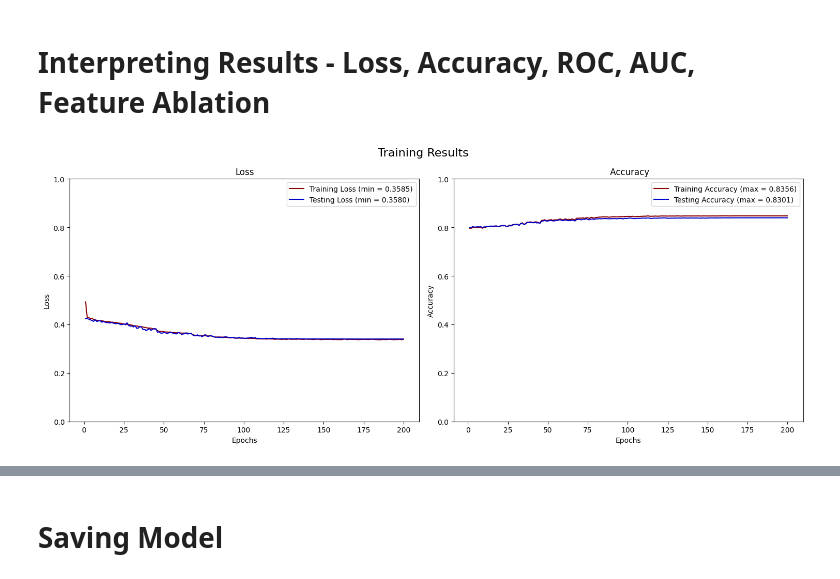
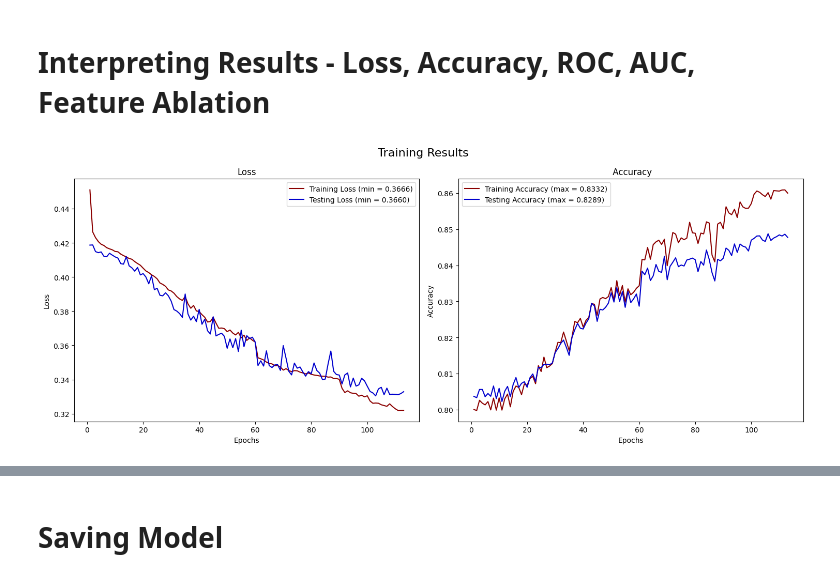
Before and after one commit to gpesticci/Jet-GNN, a Jupyter notebook: GNN.ipynb, the cells around one changed output, grey strips where cells are left out. Saved outputs shown, nothing was run; the diff lists cells and outputs as text; code cells hidden in the pictures.

```diff
--- a/GNN.ipynb
+++ b/GNN.ipynb
@@ -144,13 +158,15 @@ The model is defined with 128 hidden channels, using SAGEConv (sample and aggreg
 class GNN(torch.nn.Module):
     def __init__(self):
         super(GNN, self).__init__()
-        hidden_channels = 128
+        hidden_channels = 64
         self.conv1 = SAGEConv(len(feature_cols), hidden_channels)
         self.ln1 = LayerNorm(hidden_channels)
         self.conv2 = SAGEConv(hidden_channels, hidden_channels)
         self.ln2 = LayerNorm(hidden_channels)
         self.conv3 = SAGEConv(hidden_channels, hidden_channels)
         self.ln3 = LayerNorm(hidden_channels)
+        self.conv4 = SAGEConv(hidden_channels, hidden_channels)
+        self.ln4 = LayerNorm(hidden_channels)
         self.lin = Linear(hidden_channels, 1)
         self.dropout = Dropout(0.2)
 
@@ -168,6 +184,11 @@ class GNN(torch.nn.Module):
         x = self.conv3(x, edge_index)
         x = self.ln3(x)
         x = F.relu(x)
+        x = self.dropout(x)
+
+        x = self.conv4(x, edge_index)
+        x = self.ln4(x)
+        x = F.relu(x)
 
         x = global_add_pool(x, batch)
 
@@ -177,0 +282,14 @@ model = GNN()
+# %%
+def parameters():
+    num_layers = random.randint(2, 5)
+    hidden_channels = random.choice([64, 128, 256])
+    dropout_rate = random.choice([0.2, 0.3])
+    weight_decay = 10 ** random.choice([-4, -3, -2])
+
+    params = {
+            'num_layers': num_layers,
+            'hidden_channels': hidden_channels,
+            'dropout_rate': dropout_rate,
+            'weight_decay': weight_decay
+        }
+    return params
@@ -179,7 +329,7 @@ model = GNN()
 The model is trained on the graphs using the classifier defined above. During the training loop, the gradients are clipped to prevent exploding gradients and overfitting. Loss is calculated for the training data in this function using the AdamW optimizer. In the test function, the loss is calculated for just the validation data, and the accuracy is computed for both. Then, for every epoch, the loss and accuracy values are stored as lists, and the learning rate is decreased when the validation data loss plateaus. The loss and accuracy for the training and validation data are printed, then plotted for all epochs.
 # %%
 # Define optimizer and criterion
-optimizer = optim.AdamW(model.parameters(), lr=1e-2, weight_decay=1e-4)
+optimizer = optim.AdamW(model.parameters(), lr=1e-3, weight_decay=1e-4)
 criterion = nn.BCEWithLogitsLoss()
 scheduler = ReduceLROnPlateau(optimizer, mode='min', factor=0.5, patience=5)
 
@@ -231,6 +381,10 @@ test_loss_values = []
 train_acc_values = []
 test_acc_values = []
 
+best_loss = float('inf')
+best_model_weights = None
+patience = 10
+
 # Training loop
 for epoch in range(num_epochs):
 
@@ -244,7 +398,21 @@ for epoch in range(num_epochs):
     test_loss_values.append(test_loss)
     test_acc_values.append(test_acc)
 
+    if test_loss < best_loss:
+        best_loss = test_loss
+        torch.save(model.state_dict(), 'best_model.pth')
+        patience = 10
+    else:
+        patience -= 1
+        if patience == 0:
+            break
+
     scheduler.step(test_loss)
 
     print(f'Epoch: {epoch+1:03d}, Train Loss: {train_loss:.4f}, Test Loss: {test_loss:.4f}, Train Acc: {train_acc:.4f}, Test Acc: {test_acc:.4f}')
+
+# Load best model for final evaluation
+model.load_state_dict(torch.load('best_model.pth'))
+final_test_loss, final_test_acc = test(test_loader)
+print(f'Final Test Loss: {final_test_loss:.4f}, Final Test Acc: {final_test_acc:.4f}')
 # %% [output]
@@ -286,36 +454,34 @@ def plot_training_results():
     final_test_loss = test_loss_values[-1]
     final_train_acc = train_acc_values[-1]
     final_test_acc = test_acc_values[-1]
 
     fig, (ax1, ax2) = plt.subplots(1, 2, figsize=(15, 6))
     fig.suptitle('Training Results', fontsize=16)
 
     # Plot Loss
     ax1.plot(epochs, train_loss_values, color='darkred', label=(f"Training Loss (min = {mean_train_loss:.4f})"))
     ax1.plot(epochs, test_loss_values, color='mediumblue', label=(f"Testing Loss (min = {mean_test_loss:.4f})"))
-    ax1.set_ylim(0, 1)
     ax1.set_title('Loss')
     ax1.set_xlabel('Epochs')
     ax1.set_ylabel('Loss')
     ax1.legend(loc='best')
 
     # Plot  Accuracy
     ax2.plot(epochs, train_acc_values, color='darkred', label=(f"Training Accuracy (max = {mean_train_acc:.4f})"))
     ax2.plot(epochs, test_acc_values, color='mediumblue', label=(f"Testing Accuracy (max = {mean_test_acc:.4})"))
-    ax2.set_ylim(0, 1)
     ax2.set_title(' Accuracy')
     ax2.set_xlabel('Epochs')
     ax2.set_ylabel('Accuracy')
     ax2.legend(loc='best')
 
     plt.style.use('default')
     plt.tight_layout()
     plt.show()
 
 # After your training loop, call the function:
 plot_training_results()
 # %% [output]
-[figure, old version]
+[figure, new version]
 # %%
 # Get model predictions
 y_true = []  # class values (0 or 1)
```
Also changed, not shown: parts of 25 cells of this notebook, 1 other file.
